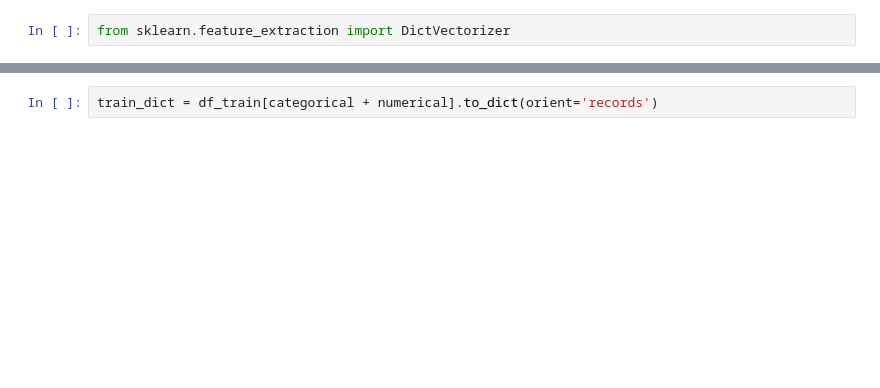
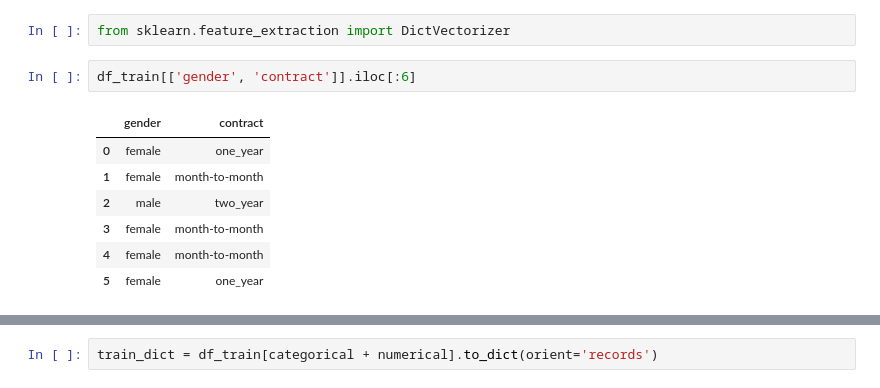
Before and after one commit to ekhlebus/ml-zoomcamp, a Jupyter notebook: 03-classification_churn_prediction/03-churn.ipynb, the cells around one changed output, grey strips where cells are left out. Saved outputs shown, nothing was run; the diff lists cells and outputs as text; blank space fills up the shorter version.

```diff
--- a/03-classification_churn_prediction/03-churn.ipynb
+++ b/03-classification_churn_prediction/03-churn.ipynb
@@ -729,2 +839,12 @@ df_train_full.groupby(by='churn')[numerical].mean()
 # %%
 from sklearn.feature_extraction import DictVectorizer
+# %%
+df_train[['gender', 'contract']].iloc[:6]
+# %% [output]
+|  | gender | contract |
+| 0 | female | one_year |
+| 1 | female | month-to-month |
+| 2 | male | two_year |
+| 3 | female | month-to-month |
+| 4 | female | month-to-month |
+| 5 | female | one_year |
```
Also changed, not shown: parts of 30 cells of this notebook.
